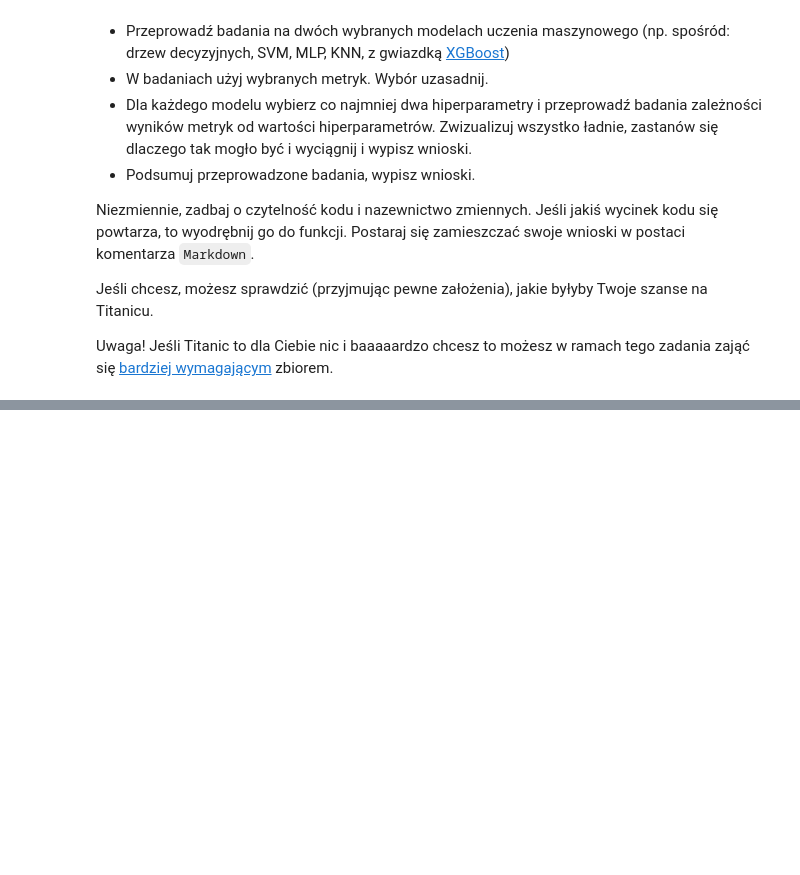
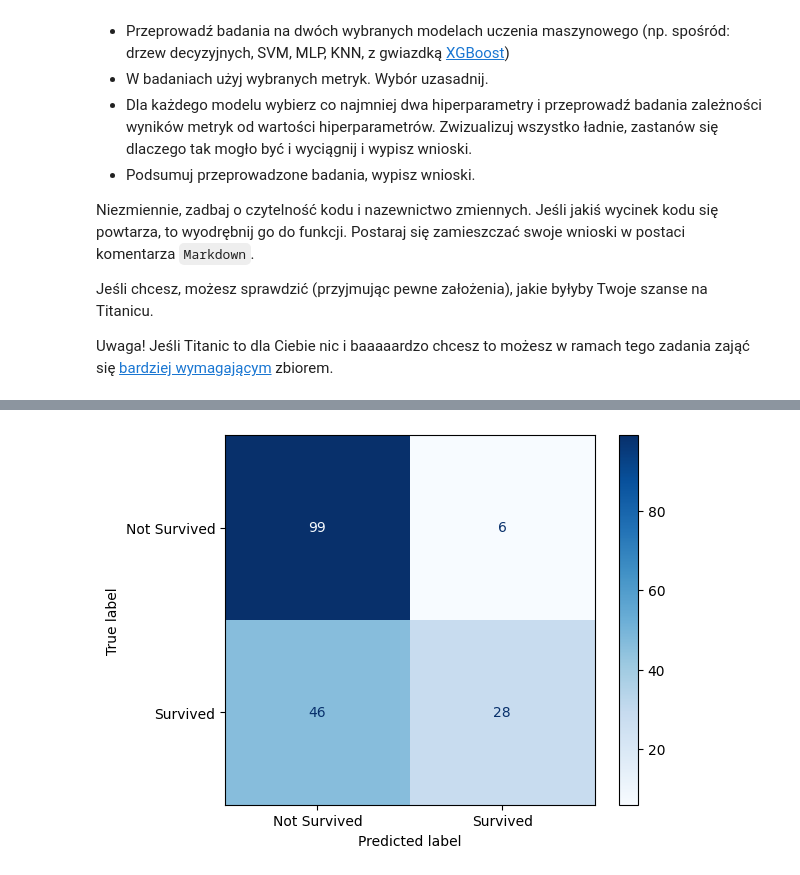
Before and after one commit to Solvro/ml-wakacyjne-wyzwanie-2026, a Jupyter notebook: 02_podstawy_aiml/ML_zadanie.ipynb, the cells around one changed output, grey strips where cells are left out. Cells and saved outputs as stored; diff of their text form; code cells hidden in the pictures; blank space fills up the shorter version.

```diff
--- a/02_podstawy_aiml/ML_zadanie.ipynb
+++ b/02_podstawy_aiml/ML_zadanie.ipynb
@@ -46,0 +113,10 @@ titanic_df['Cabin'].str[0].unique()
+# %%
+from sklearn.preprocessing import StandardScaler
+
+numeric_cols = ['Age', 'Fare']
+
+scaler = StandardScaler()
+X_train_scaled = X_train.copy()
+X_test_scaled = X_test.copy()
+X_train_scaled[numeric_cols] = scaler.fit_transform(X_train[numeric_cols])
+X_test_scaled[numeric_cols] = scaler.transform(X_test[numeric_cols])
@@ -46,0 +146,9 @@ titanic_df['Cabin'].str[0].unique()
+# %%
+def show_confusion_matrix(model, X_test, y_test):
+  ConfusionMatrixDisplay.from_estimator(
+    model.best_estimator_,
+    X_test,
+    y_test,
+    cmap='Blues',
+    display_labels=['Not Survived', 'Survived'])
+  plt.show()
@@ -46,0 +214,4 @@ titanic_df['Cabin'].str[0].unique()
+# %%
+show_confusion_matrix(logitstic_regression_search, X_test, y_test)
+# %% [output]
+[figure, added]
```
Also changed, not shown: parts of 45 cells of this notebook.
